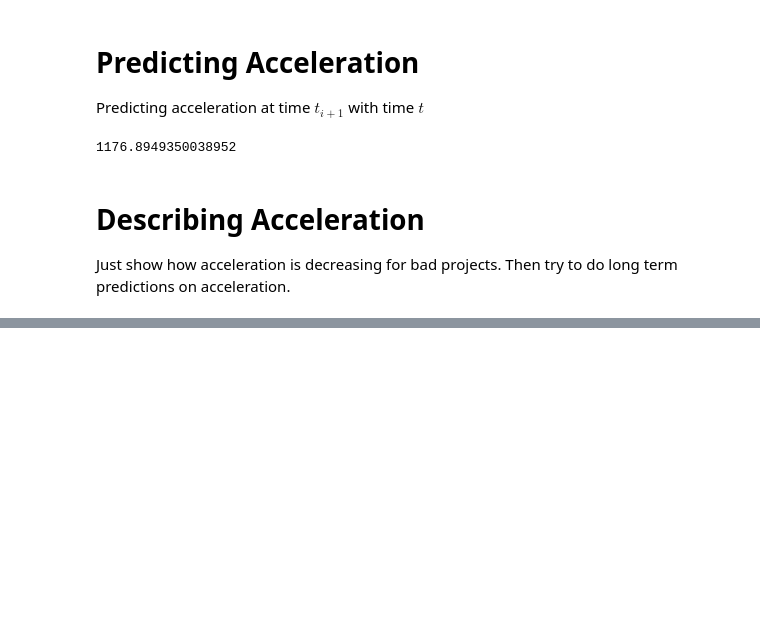
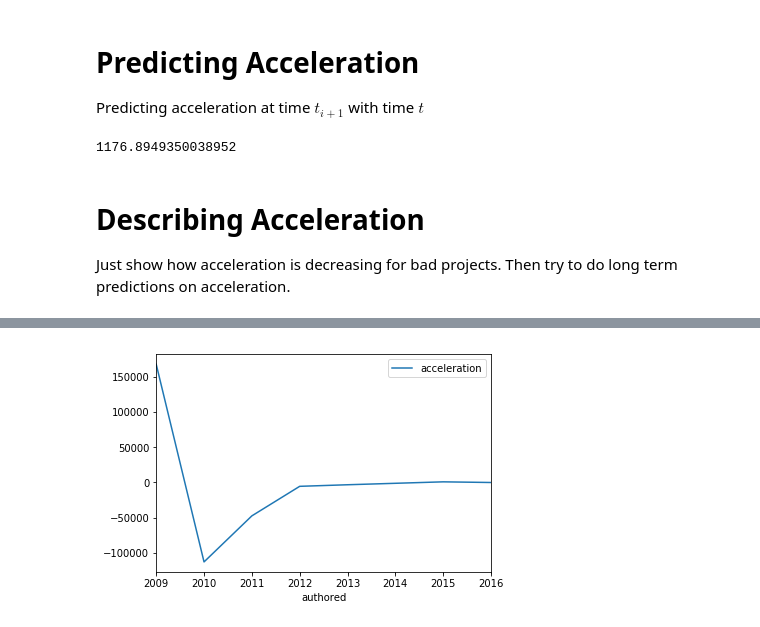
Before and after one commit to tbonza/EDS19, a Jupyter notebook: project/RepoHealth.ipynb, the cells around one changed output, grey strips where cells are left out. Saved outputs shown, nothing was run; the diff lists cells and outputs as text; code cells hidden in the pictures; blank space fills up the shorter version.

```diff
--- a/project/RepoHealth.ipynb
+++ b/project/RepoHealth.ipynb
@@ -273,0 +319,19 @@ try to do long term predictions on acceleration.
+# %%
+per = df.authored.dt.to_period('Y')
+
+wink = df[(df.owner_name == 'apache') &
+   (df.project_name == 'attic-wink')][['owner_name', 'project_name',
+                                       'lines_added', 'lines_subtracted']].groupby([per, 'owner_name',
+                                                                                    'project_name']).sum()
+wink['velocity'] = wink.lines_added - wink.lines_subtracted
+# %%
+# Acceleration
+
+v = wink.velocity.values
+v1 = np.array([v[i] - v[i-1] if i > 0 else v[i] for i in range(v.shape[0])])
+wink['acceleration'] = v1
+
+wink.reset_index()[['authored', 'acceleration']].groupby('authored').sum().plot()
+plt.show()
+# %% [output]
+[figure, added]
```
Also changed, not shown: parts of 18 cells of this notebook.
